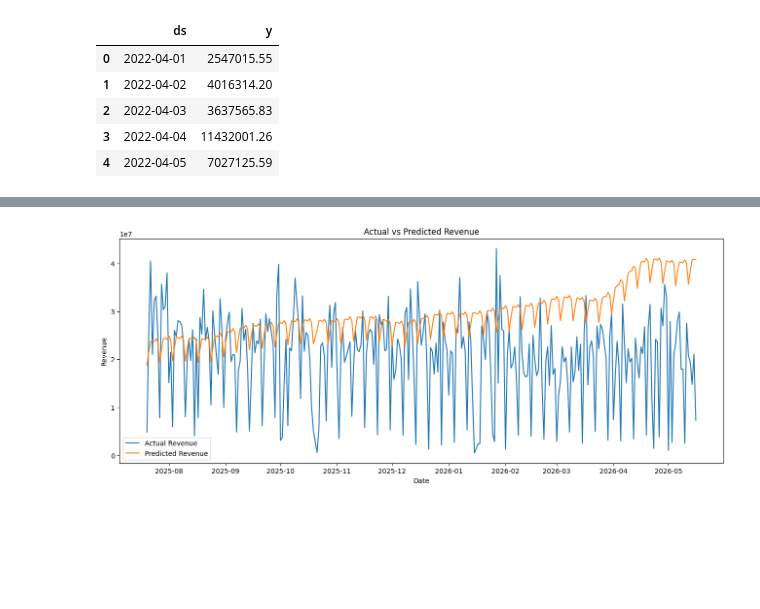
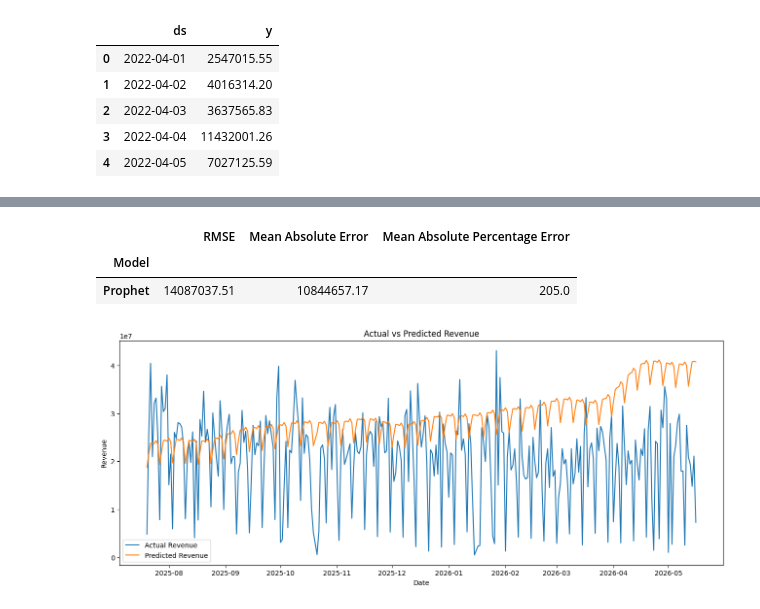
Before and after one commit to Suchitra90/Data-Science-Assignment, a Jupyter notebook: Data_Scientist_Assignment_G_Suchitra.ipynb, the cells around one changed output, grey strips where cells are left out. Saved outputs shown, nothing was run; the diff lists cells and outputs as text; code cells hidden in the pictures; blank space fills up the shorter version.

```diff
--- a/Data_Scientist_Assignment_G_Suchitra.ipynb
+++ b/Data_Scientist_Assignment_G_Suchitra.ipynb
@@ -356,11 +356,15 @@ predict = test_forecast['yhat'].values
 
 from sklearn.metrics import root_mean_squared_error,mean_absolute_error,mean_absolute_percentage_error
 
-RMSE = root_mean_squared_error(actual,predict)
-MAE = mean_absolute_error(actual,predict)
-MAPE = mean_absolute_percentage_error(actual,predict)*100
+RMSE = np.round(root_mean_squared_error(actual,predict),2)
+MAE = np.round(mean_absolute_error(actual,predict),2)
+MAPE = np.round(mean_absolute_percentage_error(actual,predict),2)*100
 
 print('RMSE:',RMSE)
 print('MAE:',MAE)
 print('MAPE:',MAPE)
+
+Results = pd.DataFrame(index=[0],data={'Model':'Prophet','RMSE':RMSE,'Mean Absolute Error':MAE,'Mean Absolute Percentage Error':MAPE})
+Results.set_index('Model',inplace=True)
+Results
 # %% [output]
@@ -370,3 +374,6 @@ MAPE: 204.729355367623
+|  | RMSE | Mean Absolute Error | Mean Absolute Percentage Error |
+| Model |  |  |  |
+| Prophet | 14087037.51 | 10844657.17 | 205.0 |
 # %%
 # Actual vs Predicted plots
 plt.figure(figsize=(16,6))
```
Also changed, not shown: parts of 4 cells of this notebook.
